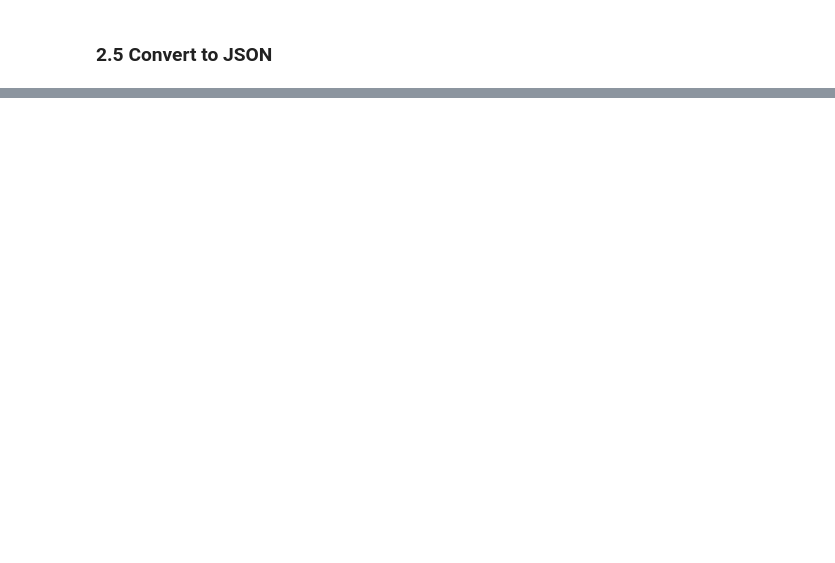
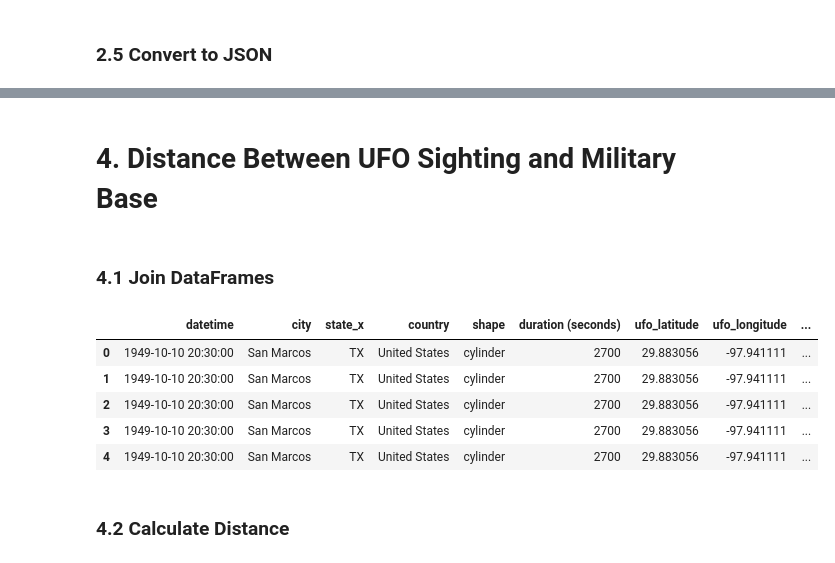
Before and after one commit to Cheryl277/Project-3-Unidenified-Falling-Objects-, a Jupyter notebook: UFO Data Cleaning.ipynb, the cells around one changed output, grey strips where cells are left out. Cells and saved outputs as stored; diff of their text form; code cells hidden in the pictures; blank space fills up the shorter version.

```diff
--- a/UFO Data Cleaning.ipynb
+++ b/UFO Data Cleaning.ipynb
@@ -147,0 +236,3 @@ df4.to_json('Resources/ufo_data.json', orient='index')
+# %%
+df_mb3 = df_mb2.drop(['geo_point_2d', 'geo_shape'], axis=1)
+df_mb3.head()
@@ -147,0 +266,4 @@ df4.to_json('Resources/ufo_data.json', orient='index')
+# %%
+df_mb3 = df_mb3.astype({'latitude': float}, errors='raise')
+df_mb3 = df_mb3.astype({'longitude': float}, errors='raise')
+df_mb3.head()
@@ -147,0 +277,2 @@ df4.to_json('Resources/ufo_data.json', orient='index')
+# %%
+df_mb3 = df_mb3.rename(columns={'latitude':'base_latitude', 'longitude':'base_longitude'})
@@ -147,0 +297,16 @@ df4.to_json('Resources/ufo_data.json', orient='index')
+# %% [markdown]
+# 4. Distance Between UFO Sighting and Military Base
+# %% [markdown]
+### 4.1 Join DataFrames
+# %%
+df_full = pd.merge(df4, df_mb3, on='country')
+df_full.head()
+# %% [output]
+|  | datetime | city | state_x | country | shape | duration (seconds) | ufo_latitude | ufo_longitude | ... |
+| 0 | 1949-10-10 20:30:00 | San Marcos | TX | United States | cylinder | 2700 | 29.883056 | -97.941111 | ... |
+| 1 | 1949-10-10 20:30:00 | San Marcos | TX | United States | cylinder | 2700 | 29.883056 | -97.941111 | ... |
+| 2 | 1949-10-10 20:30:00 | San Marcos | TX | United States | cylinder | 2700 | 29.883056 | -97.941111 | ... |
+| 3 | 1949-10-10 20:30:00 | San Marcos | TX | United States | cylinder | 2700 | 29.883056 | -97.941111 | ... |
+| 4 | 1949-10-10 20:30:00 | San Marcos | TX | United States | cylinder | 2700 | 29.883056 | -97.941111 | ... |
+# %% [markdown]
+### 4.2 Calculate Distance
```
Also changed, not shown: parts of 35 cells of this notebook, 2 other files.
